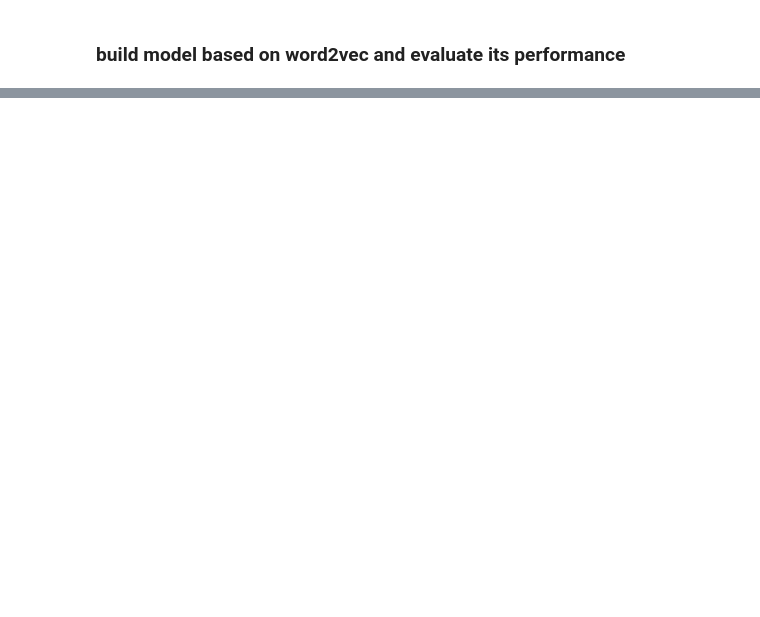
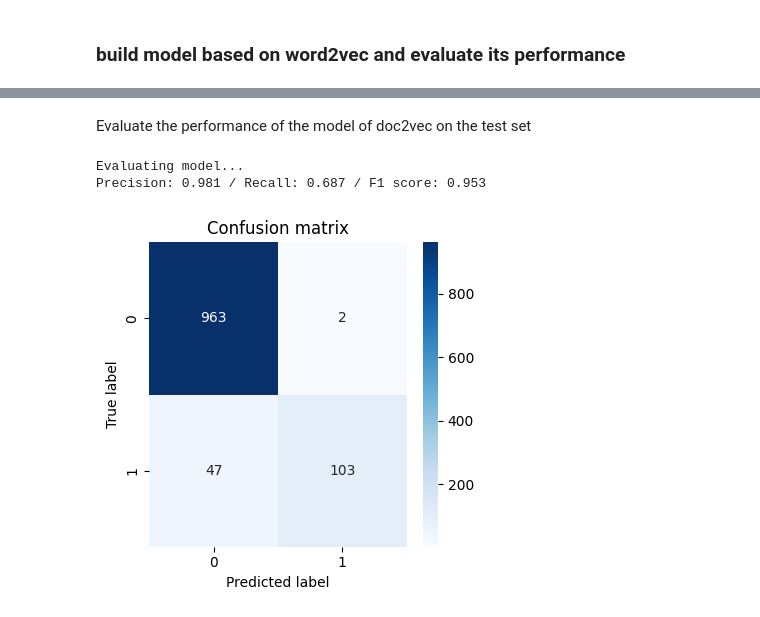
Before and after one commit to canfang-feng/nlp-pipeline, a Jupyter notebook: SMS_Spam_Classifier.ipynb, the cells around one changed output, grey strips where cells are left out. Drawn from its saved outputs; the diff is of its cells as text; code cells hidden in the pictures; blank space fills up the shorter version.

```diff
--- a/SMS_Spam_Classifier.ipynb
+++ b/SMS_Spam_Classifier.ipynb
@@ -157,0 +437,12 @@ Precision: 1.0 / Recall: 0.793 / Accuracy: 0.972
+# %% [markdown]
+Evaluate the performance of the model of doc2vec on the test set
+# %%
+print("Evaluating model...")
+evaluate_model(y_test_clean, y_pred_rf_doc2vec)
+# create confusion matrix
+cm=confusion_matrix(y_test_clean,  y_pred_rf_doc2vec)
+plot_confusion_matrix(cm)
+# %% [output]
+Evaluating model...
+Precision: 0.981 / Recall: 0.687 / F1 score: 0.953
+[figure, added]
```
Also changed, not shown: parts of 55 cells of this notebook, 3 other files.
